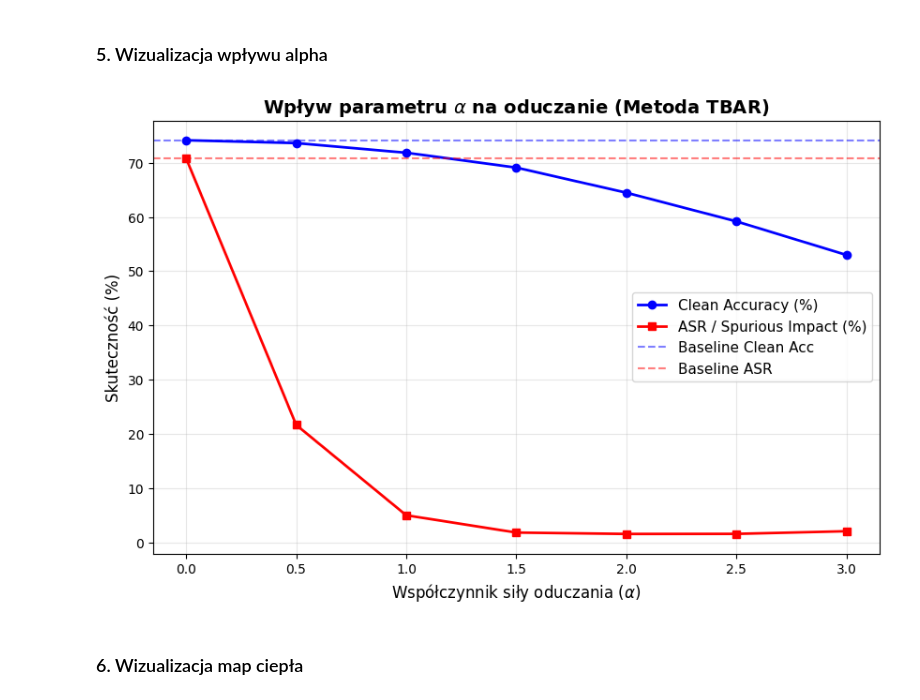
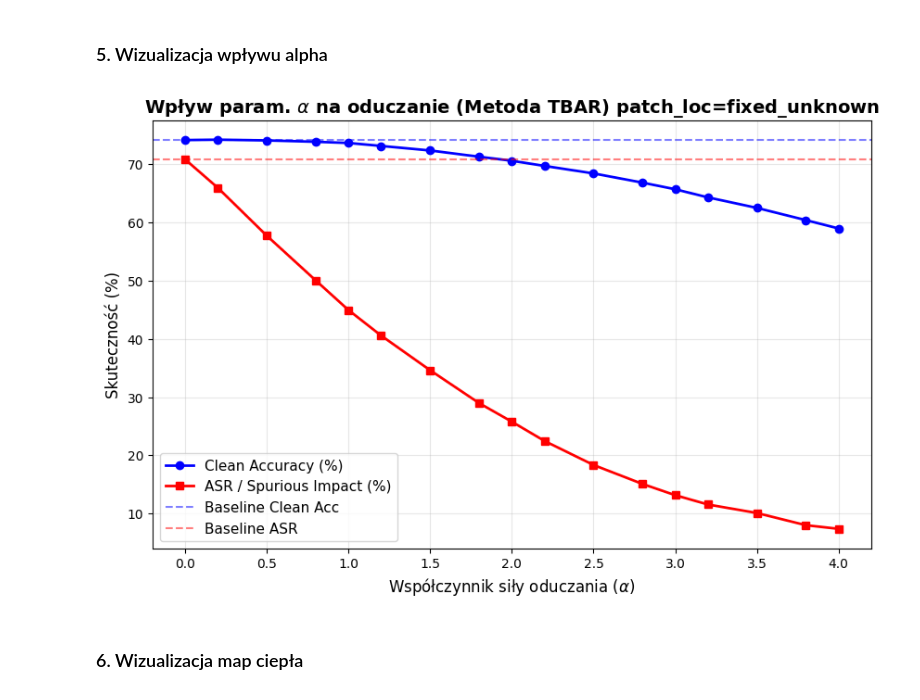
Before and after one commit to Kapturz0ny/resnet-unlearning, a Jupyter notebook: resnet18_tbar_unlearning.ipynb, the cells around one changed output. Drawn from its saved outputs; the diff is of its cells as text; code cells hidden in the pictures.

Commit message:
feat: upload best model for tbar random unknown loc

```diff
--- a/resnet18_tbar_unlearning.ipynb
+++ b/resnet18_tbar_unlearning.ipynb
@@ -484,7 +645,8 @@ forget_loader = get_forget_loader(
     target_classes=target_classes,
     forget_size=2000,
     patch_size=8,
-    mode=POISON_MODE,
+    mode=POISON_MODE_FORGET,
+    # coords=DISCOVERED_COORDS,
     transform=val_transform
 )
 
@@ -497,7 +661,7 @@ tau_t = estimate_trigger_vector(
     forget_loader=forget_loader,
     theta_b=theta_b,
     epochs=2,
-    lr=0.0005,
-    lambda_anchor=0.1,
+    lr=0.0001,
+    lambda_anchor=1.5,
     device=device
 )
@@ -504,14 +672,18 @@ tau_t = estimate_trigger_vector(
 # %% [markdown]
 ### 4. Testujemy różne wartości alpha
+# %%
+testset_poisoned = create_fully_poisoned_testset(testset, patch_size=8, mode=POISON_MODE_TEST)
+testloader_poisoned = torch.utils.data.DataLoader(testset_poisoned, batch_size=256, shuffle=False, num_workers=4)
 # %%
-alphas = [0.0, 0.2, 0.5, 0.8, 1.0, 1.2, 1.5, 1.8, 2.0, 2.2, 2.5, 2.8, 3.0]
+alphas = [0.0, 0.2, 0.5, 0.8, 1.0, 1.2, 1.5, 1.8, 2.0, 2.2, 2.5, 2.8, 3.0, 3.2, 3.5, 3.8, 4.0]
+# alphas = [0.0, 0.2, 0.3, 0.4, 0.5, 0.6, 0.7, 0.8, 0.9, 1.0, 1.1, 1.2, 1.3]
 results = []
 
 for alpha in alphas:
     print(f"\n{'='*60}\nTestowanie siły oduczania: alpha = {alpha}\n{'='*60}")
 
     # Obliczamy nowe wagi: theta_c = theta_b - alpha * tau_t
-    theta_c = apply_task_arithmetic(theta_b, tau_t, alpha)
+    theta_c = apply_task_arithmetic(theta_b, tau_t, alpha) #, sparsity_ratio=0.98)
 
     # Ładujemy wyleczone wagi do modelu
     model.load_state_dict(theta_c)
@@ -535,24 +725,25 @@ model.load_state_dict(theta_b)
 # %%
 alphas = [r['alpha'] for r in results]
 clean_accs = [r['clean_acc'] for r in results]
 asrs = [r['asr'] for r in results]
 
 plt.figure(figsize=(10, 6))
 plt.plot(alphas, clean_accs, marker='o', label='Clean Accuracy (%)', color='blue', linewidth=2)
 plt.plot(alphas, asrs, marker='s', label='ASR / Spurious Impact (%)', color='red', linewidth=2)
 
 # Dodajemy linie odniesienia z ewaluacji Baseline (przed oduczaniem)
 plt.axhline(y=clean_acc_before, color='blue', linestyle='--', alpha=0.5, label='Baseline Clean Acc')
 plt.axhline(y=asr_before, color='red', linestyle='--', alpha=0.5, label='Baseline ASR')
 
-plt.title('Wpływ parametru $\\alpha$ na oduczanie (Metoda TBAR)', fontsize=14, fontweight='bold')
+plt.title(f'Wpływ param. $\\alpha$ na oduczanie (Metoda TBAR) patch_loc={MODE_NAME}', fontsize=14, fontweight='bold')
 plt.xlabel('Współczynnik siły oduczania ($\\alpha$)', fontsize=12)
 plt.ylabel('Skuteczność (%)', fontsize=12)
 plt.grid(True, alpha=0.3)
 plt.legend(fontsize=11)
+plt.savefig(f"img/tbar/alpha_{MODE_NAME}.png")
 plt.show()
 # %% [output]
-[figure, old version]
+[figure, new version]
 # %% [markdown]
 ### 6. Wizualizacja map ciepła
 # %%
```
Also changed, not shown: parts of 13 cells of this notebook, 4 other files.
